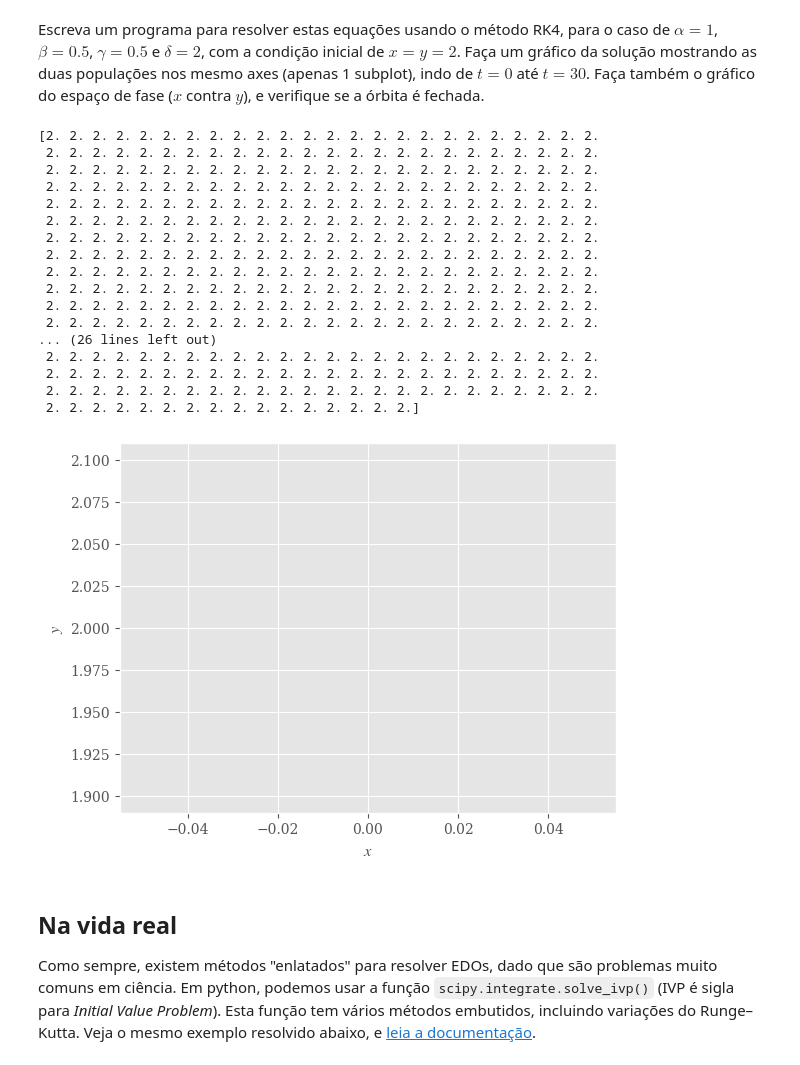
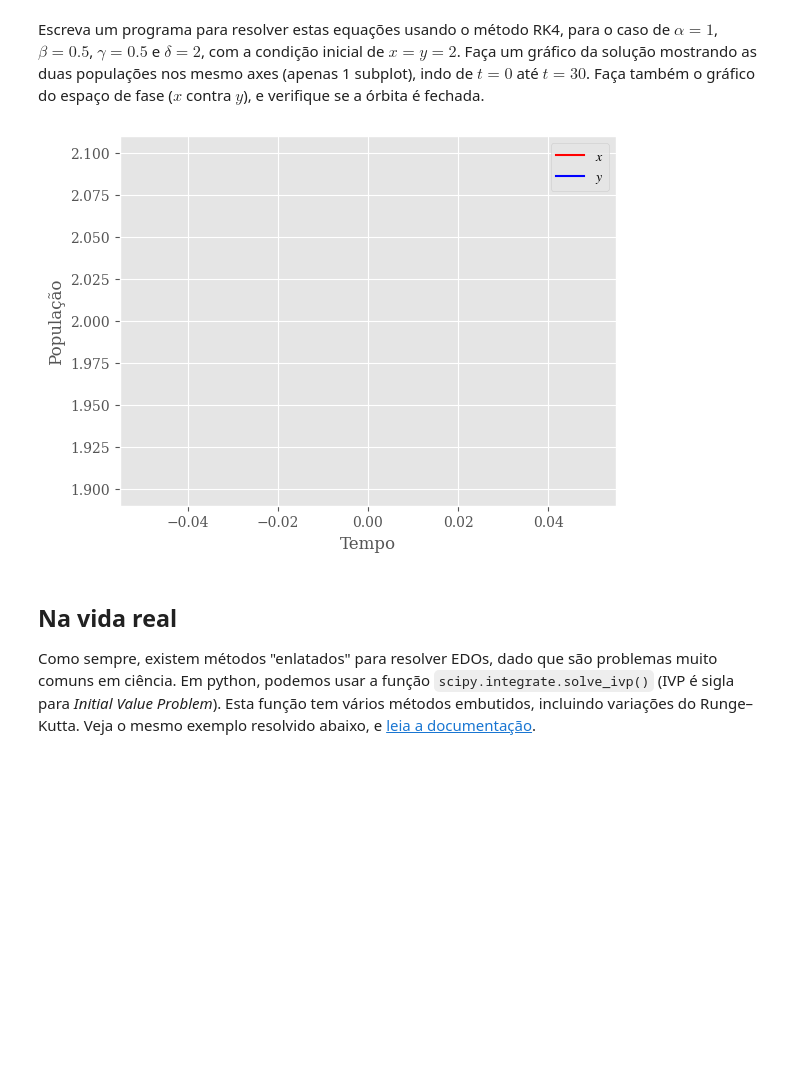
Before and after one commit to PFSLDO/FisicaComputacional, a Jupyter notebook: edo-rk4.ipynb, the cells around one changed output. Drawn from its saved outputs; the diff is of its cells as text; code cells hidden in the pictures; blank space fills up the shorter version.

```diff
--- a/edo-rk4.ipynb
+++ b/edo-rk4.ipynb
@@ -76,8 +76,8 @@ plt.rcParams['font.family'] = 'serif'
 plt.rcParams['mathtext.fontset'] = 'stix'
 
 alpha = 1
-betha = 0.5
-gama = 0.5
+beta = 0.5
+gamma = 0.5
 delta = 2
 
 t0 = 0.0
@@ -85,70 +85,49 @@ tf = 30
 N = 1000
 h = int((tf - t0) / N)
 
-t = np.zeros(N)
+t = np.linspace(t0, tf, N)
 
 # (N, M) é uma tupla, que indica um array multidimensional.
 # A ordem importa!
 M = 2
 dimensoes = (N, M)
 r = np.zeros(dimensoes)
 
 # Condição inicial
 r[0, :] = [2.0, 2.0]
 
 def f(r):
-    # r tem 2 elementos.
-    # "desempacotando" as variáveis independentes
     x = r[0]
     y = r[1]
 
-    # Calculando as duas funções
-    fvx = alpha * x - betha * x * y
-    fvy = gama * x * y - delta * y
+    fvx = alpha * x - beta * x * y
+    fvy = gamma * x * y - delta * y
 
-    # Retornando um array de 2 elementos.
     return np.array([fvx, fvy])
 
 for j in range(N):
     t[j] = j * h
 
 for j in range(N - 1):
     k1 = h * f(r[j])
-    k2 = h * f(r[j] + k1/2)
-    k3 = h * f(r[j] + k2/2)
+    k2 = h * f(r[j] + k1 / 2)
+    k3 = h * f(r[j] + k2 / 2)
     k4 = h * f(r[j] + k3)
-    r[j + 1] = r[j] + (k1 + 2*k2 + 2*k3 + k4)/6
+    r[j + 1] = r[j] + (k1 + 2*k2 + 2*k3 + k4) / 6
 
 # Separar o array r nas variáveis
 x = r[:, 0]
 y = r[:, 1]
 
-print(x)
-
 fig, ax = plt.subplots()
-ax.plot(t, x, 'r-')
-ax.set_xlabel('$x$')
-ax.set_ylabel('$y$')
+ax.plot(t, x, label='$x$', color='r')
+ax.plot(t, y, label='$y$', color='b')
+ax.set_xlabel('Tempo')
+ax.set_ylabel('População')
+ax.legend()
 plt.show()
 # %% [output]
-[2. 2. 2. 2. 2. 2. 2. 2. 2. 2. 2. 2. 2. 2. 2. 2. 2. 2. 2. 2. 2. 2. 2. 2.
- 2. 2. 2. 2. 2. 2. 2. 2. 2. 2. 2. 2. 2. 2. 2. 2. 2. 2. 2. 2. 2. 2. 2. 2.
- 2. 2. 2. 2. 2. 2. 2. 2. 2. 2. 2. 2. 2. 2. 2. 2. 2. 2. 2. 2. 2. 2. 2. 2.
- 2. 2. 2. 2. 2. 2. 2. 2. 2. 2. 2. 2. 2. 2. 2. 2. 2. 2. 2. 2. 2. 2. 2. 2.
- 2. 2. 2. 2. 2. 2. 2. 2. 2. 2. 2. 2. 2. 2. 2. 2. 2. 2. 2. 2. 2. 2. 2. 2.
- 2. 2. 2. 2. 2. 2. 2. 2. 2. 2. 2. 2. 2. 2. 2. 2. 2. 2. 2. 2. 2. 2. 2. 2.
- 2. 2. 2. 2. 2. 2. 2. 2. 2. 2. 2. 2. 2. 2. 2. 2. 2. 2. 2. 2. 2. 2. 2. 2.
- 2. 2. 2. 2. 2. 2. 2. 2. 2. 2. 2. 2. 2. 2. 2. 2. 2. 2. 2. 2. 2. 2. 2. 2.
- 2. 2. 2. 2. 2. 2. 2. 2. 2. 2. 2. 2. 2. 2. 2. 2. 2. 2. 2. 2. 2. 2. 2. 2.
- 2. 2. 2. 2. 2. 2. 2. 2. 2. 2. 2. 2. 2. 2. 2. 2. 2. 2. 2. 2. 2. 2. 2. 2.
- 2. 2. 2. 2. 2. 2. 2. 2. 2. 2. 2. 2. 2. 2. 2. 2. 2. 2. 2. 2. 2. 2. 2. 2.
- 2. 2. 2. 2. 2. 2. 2. 2. 2. 2. 2. 2. 2. 2. 2. 2. 2. 2. 2. 2. 2. 2. 2. 2.
-... (26 lines left out)
- 2. 2. 2. 2. 2. 2. 2. 2. 2. 2. 2. 2. 2. 2. 2. 2. 2. 2. 2. 2. 2. 2. 2. 2.
- 2. 2. 2. 2. 2. 2. 2. 2. 2. 2. 2. 2. 2. 2. 2. 2. 2. 2. 2. 2. 2. 2. 2. 2.
- 2. 2. 2. 2. 2. 2. 2. 2. 2. 2. 2. 2. 2. 2. 2. 2. 2. 2. 2. 2. 2. 2. 2. 2.
- 2. 2. 2. 2. 2. 2. 2. 2. 2. 2. 2. 2. 2. 2. 2. 2.]
-[figure, old version]
+[figure, new version]
 # %% [markdown]
 ## Na vida real
 Como sempre, existem métodos "enlatados" para resolver EDOs, dado que são problemas muito comuns em ciência. Em python, podemos usar a função `scipy.integrate.solve_ivp()` (IVP é sigla para *Initial Value Problem*). Esta função tem vários métodos embutidos, incluindo variações do Runge–Kutta. Veja o mesmo exemplo resolvido abaixo, e [leia a documentação](https://docs.scipy.org/doc/scipy/reference/generated/scipy.integrate.solve_ivp.html#scipy.integrate.solve_ivp).
```
Also changed, not shown: 3 other files.
